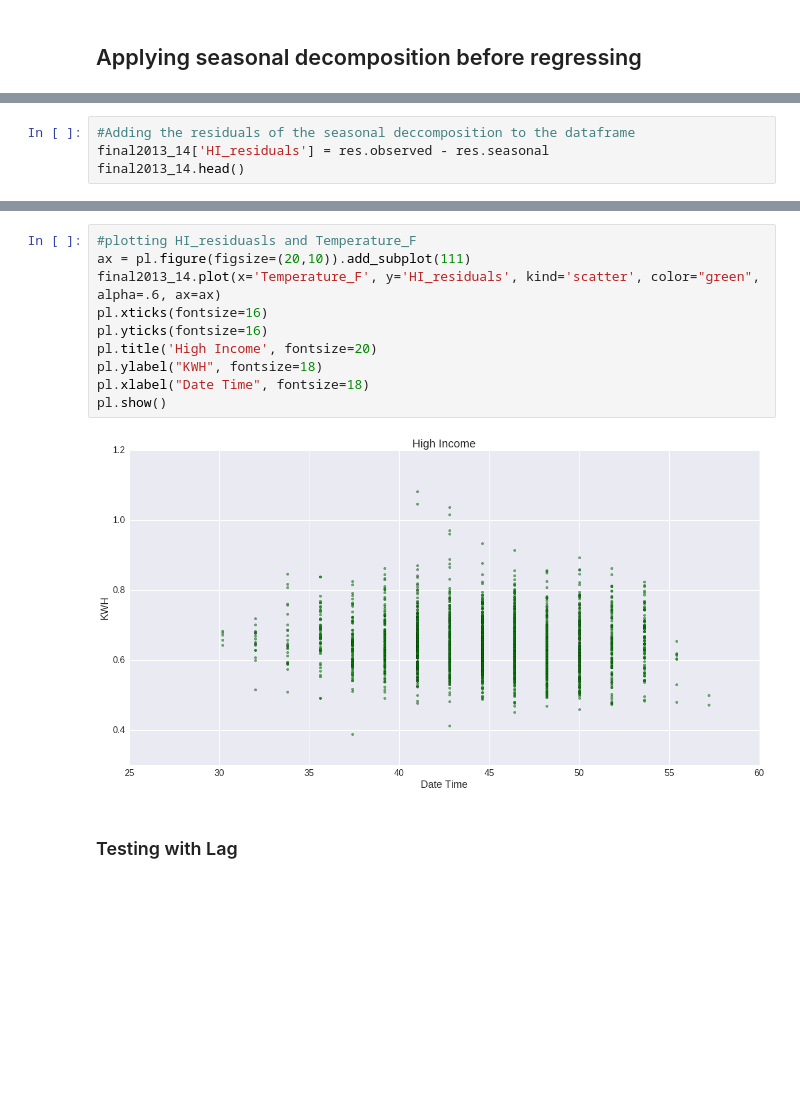
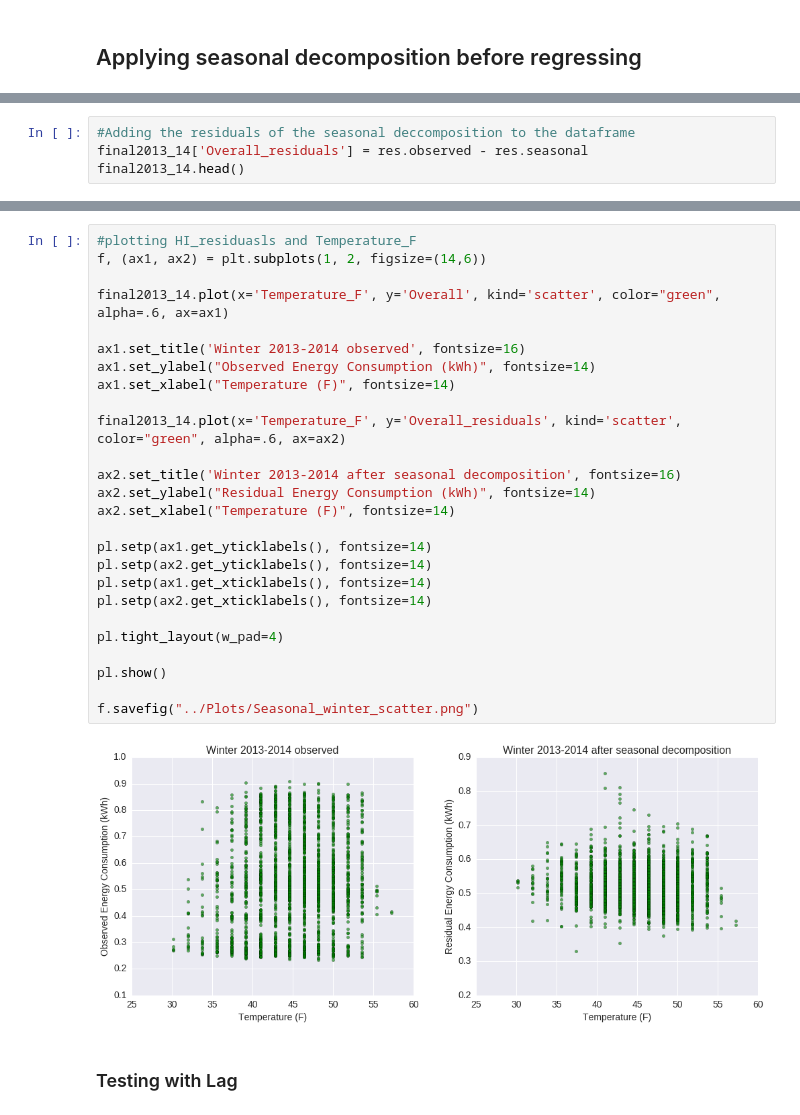
Before and after one commit to connorchency/Taming-the-Peak, a Jupyter notebook: analysis/Analysis_vsg_w1314.ipynb, the cells around one changed output, grey strips where cells are left out. Drawn from its saved outputs; the diff is of its cells as text; blank space fills up the shorter version.

```diff
--- a/analysis/Analysis_vsg_w1314.ipynb
+++ b/analysis/Analysis_vsg_w1314.ipynb
@@ -280,6 +293,6 @@ resplot = res.plot()
 # %%
 #Adding the residuals of the seasonal deccomposition to the dataframe
-final2013_14['HI_residuals'] = res.observed - res.seasonal
+final2013_14['Overall_residuals'] = res.observed - res.seasonal
 final2013_14.head()
 # %% [output]
 |  | DateTime | Dew_Point_F | Temperature_F | Wind_Speed_MPH | Adversity | Affluent | Comfortable | Overall | ... |
@@ -315,15 +328,31 @@ OLS Regression Results
-# %%
-#plotting HI_residuasls and Temperature_F
-ax = pl.figure(figsize=(20,10)).add_subplot(111)
-final2013_14.plot(x='Temperature_F', y='HI_residuals', kind='scatter', color="green", alpha=.6, ax=ax)
-pl.xticks(fontsize=16)
-pl.yticks(fontsize=16)
-pl.title('High Income', fontsize=20)
-pl.ylabel("KWH", fontsize=18)
-pl.xlabel("Date Time", fontsize=18)
-pl.show()
-# %% [output]
-[figure, removed]
+# %%
+#plotting HI_residuasls and Temperature_F
+f, (ax1, ax2) = plt.subplots(1, 2, figsize=(14,6))
+
+final2013_14.plot(x='Temperature_F', y='Overall', kind='scatter', color="green", alpha=.6, ax=ax1)
+
+ax1.set_title('Winter 2013-2014 observed', fontsize=16)
+ax1.set_ylabel("Observed Energy Consumption (kWh)", fontsize=14)
+ax1.set_xlabel("Temperature (F)", fontsize=14)
+
+final2013_14.plot(x='Temperature_F', y='Overall_residuals', kind='scatter', color="green", alpha=.6, ax=ax2)
+
+ax2.set_title('Winter 2013-2014 after seasonal decomposition', fontsize=16)
+ax2.set_ylabel("Residual Energy Consumption (kWh)", fontsize=14)
+ax2.set_xlabel("Temperature (F)", fontsize=14)
+
+pl.setp(ax1.get_yticklabels(), fontsize=14)
+pl.setp(ax2.get_yticklabels(), fontsize=14)
+pl.setp(ax1.get_xticklabels(), fontsize=14)
+pl.setp(ax2.get_xticklabels(), fontsize=14)
+
+pl.tight_layout(w_pad=4)
+
+pl.show()
+
+f.savefig("../Plots/Seasonal_winter_scatter.png")
+# %% [output]
+[figure, added]
 # %% [markdown]
 ### Testing with Lag
 # %%
```
Also changed, not shown: parts of 6 cells of this notebook, 5 other files.
